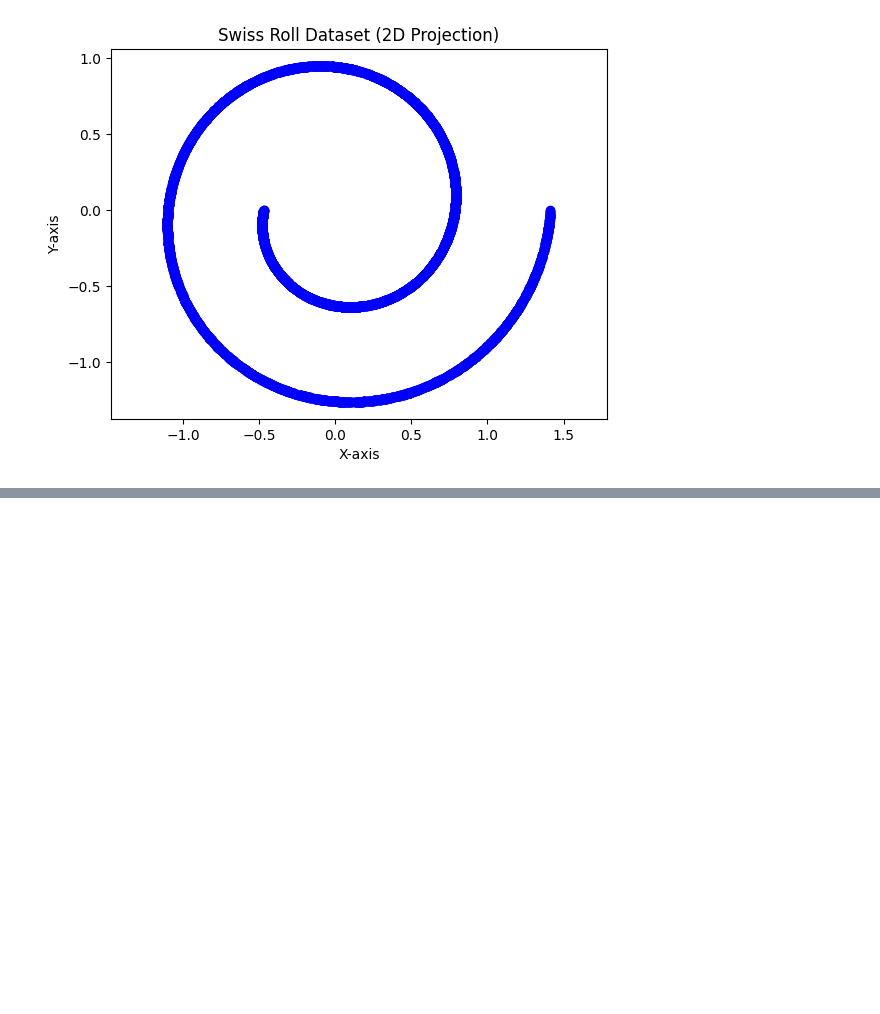
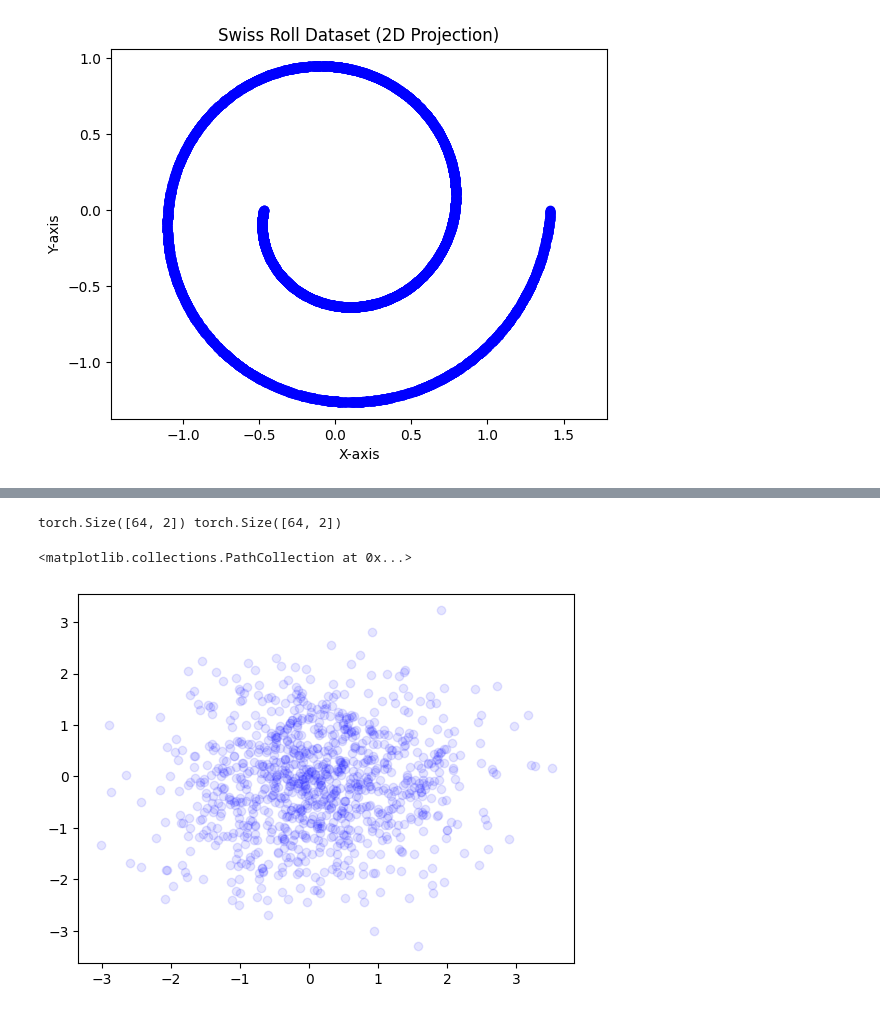
Before and after one commit to aykutcayir34/generative_modeling, a Jupyter notebook: diffusion_model.ipynb, the cells around one changed output, grey strips where cells are left out. Saved outputs shown, nothing was run; the diff lists cells and outputs as text; code cells hidden in the pictures; blank space fills up the shorter version.

```diff
--- a/diffusion_model.ipynb
+++ b/diffusion_model.ipynb
@@ -58 +90,9 @@ plt.show()
+# %%
+model = MLP()
+xt = torch.randn((64, 2))
+t = 5
+mu, std = model(xt, t)
+print(mu.shape, std.shape)
+# %% [output]
+torch.Size([64, 2]) torch.Size([64, 2])
 # %%
@@ -79,3 +142,9 @@ xt = model.forward_process(x0, t=40)
+# %%
+samples = model.sample(batch_size=1_000)
+plt.scatter(samples[0][:, 0], samples[0][:, 1], c='blue', alpha=0.1)
+# %% [output]
+<matplotlib.collections.PathCollection at 0x...>
+[figure, added]
 # %%
 print(xT.mean(0))
 print(xT.std(0))
```
Also changed, not shown: parts of 12 cells of this notebook.
